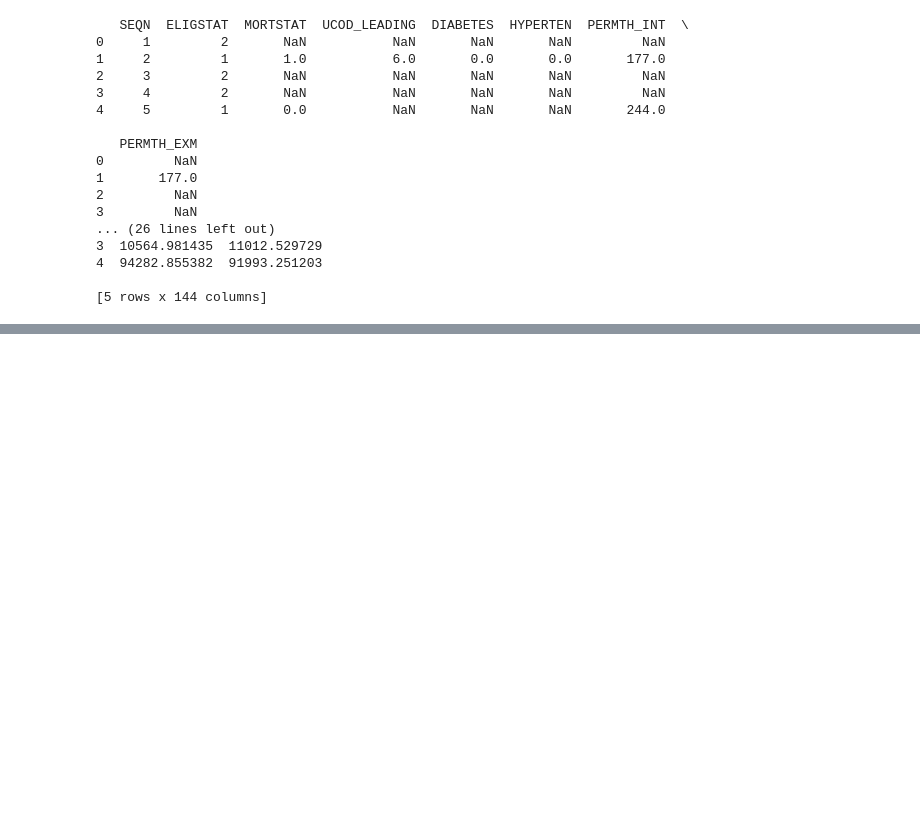
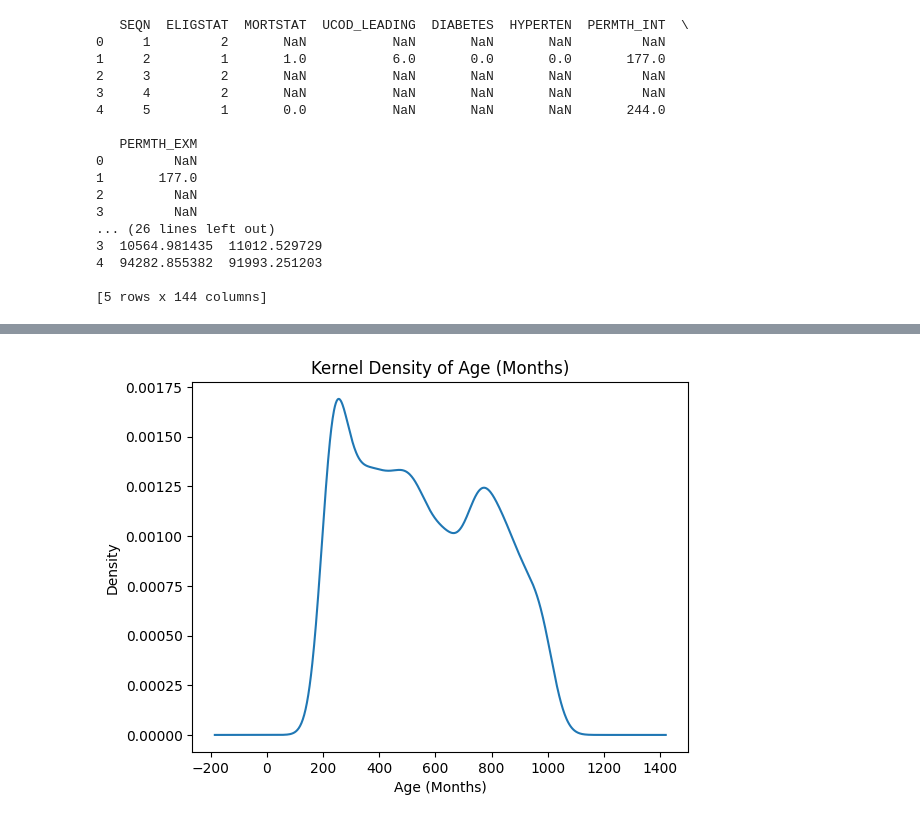
Before and after one commit to dishidhak/DS3021Project1, a Jupyter notebook: DS_3021_Project_1_EDA_and_Wrangling.ipynb, the cells around one changed output, grey strips where cells are left out. Drawn from its saved outputs; the diff is of its cells as text; code cells hidden in the pictures; blank space fills up the shorter version.

```diff
--- a/DS_3021_Project_1_EDA_and_Wrangling.ipynb
+++ b/DS_3021_Project_1_EDA_and_Wrangling.ipynb
@@ -64,0 +164,13 @@ df = gdf.merge(mdf, on="SEQN", how="inner") # Merge mortality and demographics o
+# %%
+df_subset = df[[ # Subsetting only relevant variables
+    "SEQN",
+    "ELIGSTAT",
+    "MORTSTAT",
+    "PERMTH_INT",
+    "RIDAGEEX",
+    "RIAGENDR",
+    "DMDCITZN",
+    "HID010"
+]]
+
+df_subset.head()
@@ -64,0 +210,4 @@ df = gdf.merge(mdf, on="SEQN", how="inner") # Merge mortality and demographics o
+# %%
+df_subset = df_subset[df_subset["ELIGSTAT"] == 1] # Restricting to only eligible participants
+
+df_subset.isna().sum()
@@ -64,0 +225,9 @@ df = gdf.merge(mdf, on="SEQN", how="inner") # Merge mortality and demographics o
+# %%
+# 'Refused' and 'Don't Know' considered missing values
+# Citizenship: keep only 1 and 2
+df_subset.loc[~df_subset["DMDCITZN"].isin([1, 2]), "DMDCITZN"] = pd.NA
+
+# Insurance: keep only 1 and 2
+df_subset.loc[~df_subset["HID010"].isin([1, 2]), "HID010"] = pd.NA
+
+df_subset.isna().sum()
@@ -64,0 +245,4 @@ df = gdf.merge(mdf, on="SEQN", how="inner") # Merge mortality and demographics o
+# %%
+model_df = df_subset.dropna() # Drop missing values
+
+model_df.shape
@@ -64,0 +280,7 @@ df = gdf.merge(mdf, on="SEQN", how="inner") # Merge mortality and demographics o
+# %%
+model_df["RIDAGEEX"].plot(kind="kde")
+plt.title("Kernel Density of Age (Months)")
+plt.xlabel("Age (Months)")
+plt.show()
+# %% [output]
+[figure, added]
```
Also changed, not shown: parts of 40 cells of this notebook.
